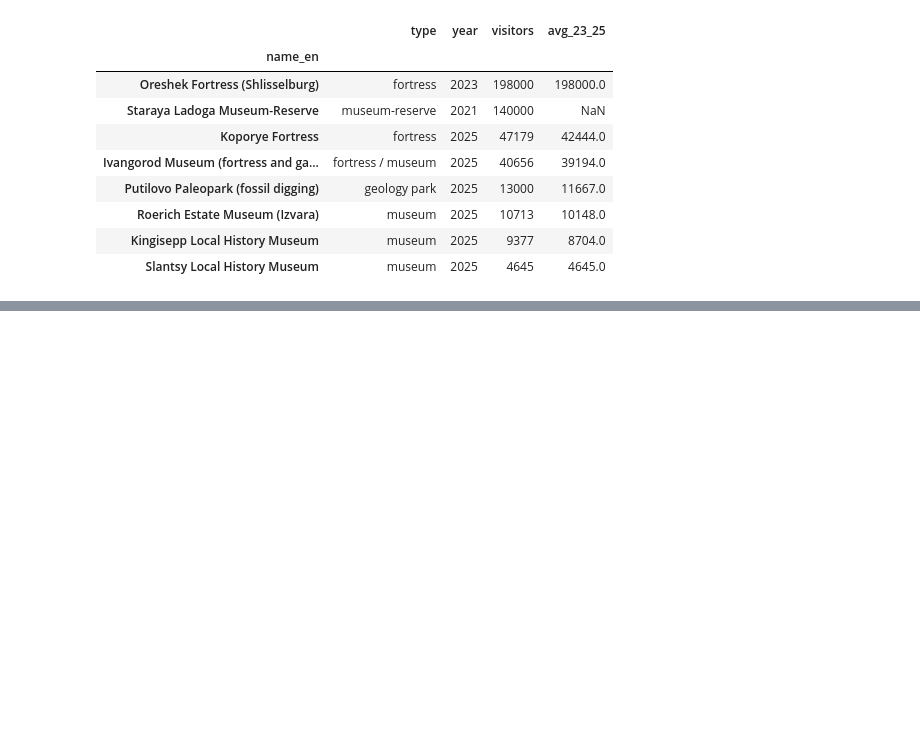
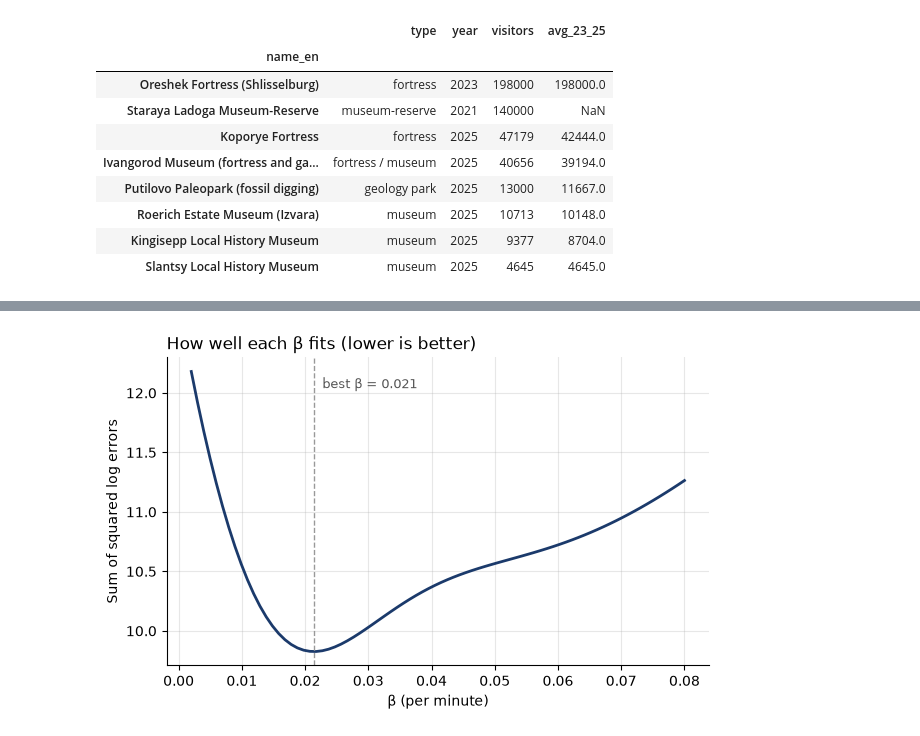
Before and after one commit to evelina-kalugina/klint-visitor-demand-model, a Jupyter notebook: notebooks/05_calibration.ipynb, the cells around one changed output, grey strips where cells are left out. Cells and saved outputs as stored; diff of their text form; code cells hidden in the pictures; blank space fills up the shorter version.

Commit message:
05: fit k and beta

```diff
--- a/notebooks/05_calibration.ipynb
+++ b/notebooks/05_calibration.ipynb
@@ -59,0 +115,21 @@ Calibration points: 8
+# %%
+# β profile: for each β, the best k and the remaining error
+betas = np.linspace(0.002, 0.08, 80)
+sse = []
+for b in betas:
+    r = y - log_access(b, T)
+    sse.append(np.sum((r - r.mean()) ** 2))   # r.mean() = best log k for this β
+
+fig, ax = plt.subplots(figsize=(7, 4))
+ax.plot(betas, sse, color="#1b3a6b", lw=2)
+ax.axvline(beta, color="#999999", ls="--", lw=1)
+ax.annotate(f"best β = {beta:.3f}", (beta, max(sse)), xytext=(6, -12),
+            textcoords="offset points", fontsize=9, color="#555555")
+ax.set_xlabel("β (per minute)")
+ax.set_ylabel("Sum of squared log errors")
+ax.set_title("How well each β fits (lower is better)", loc="left")
+ax.grid(alpha=0.3)
+ax.spines[["top", "right"]].set_visible(False)
+plt.show()
+# %% [output]
+[figure, added]
```
Also changed, not shown: parts of 3 cells of this notebook, 1 other file.
